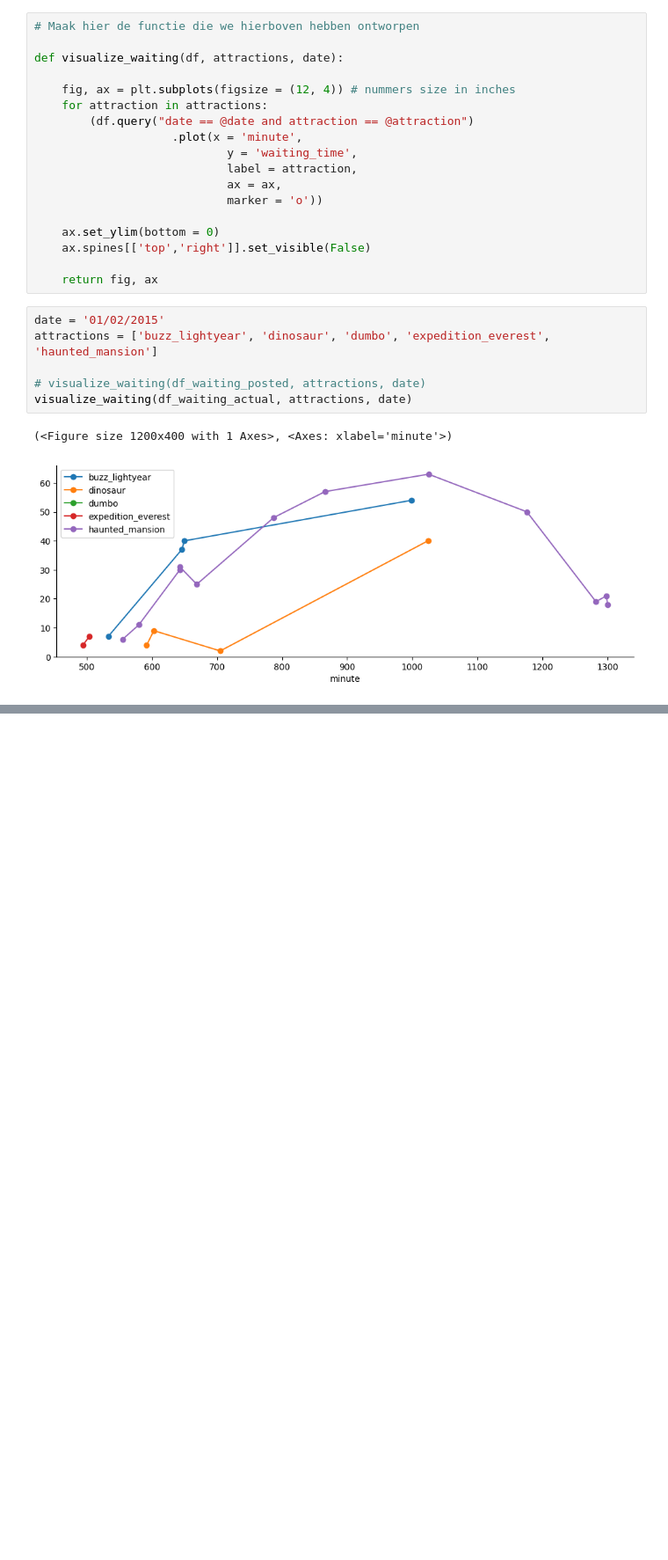
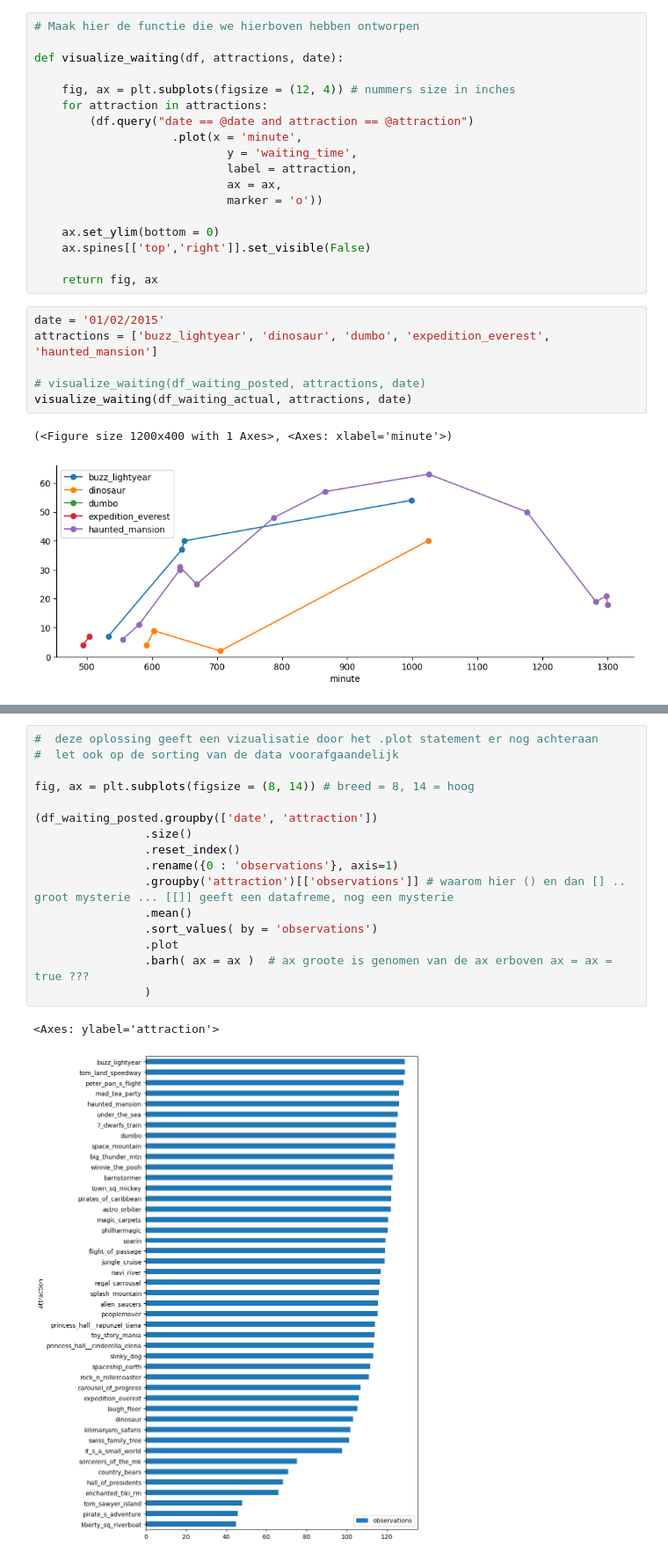
Before and after one commit to timsideanotmine/dummy-examen, a Jupyter notebook: notebooks/oefen-examen.ipynb, the cells around one changed output, grey strips where cells are left out. Shown: that part at 88% size. Saved outputs shown, nothing was run; the diff lists cells and outputs as text; blank space fills up the shorter version.

Commit message:
oefen examen tem stap 3 en dan ook stap 4 een eerste vizualisatie onderzoek, voorafgaandelijk de onderzoeksvragen 1 en 2

```diff
--- a/notebooks/oefen-examen.ipynb
+++ b/notebooks/oefen-examen.ipynb
@@ -369,0 +508,19 @@ visualize_waiting(df_waiting_actual, attractions, date)
+# %%
+#  deze oplossing geeft een vizualisatie door het .plot statement er nog achteraan
+#  let ook op de sorting van de data voorafgaandelijk
+
+fig, ax = plt.subplots(figsize = (8, 14)) # breed = 8, 14 = hoog
+
+(df_waiting_posted.groupby(['date', 'attraction'])
+                .size()
+                .reset_index()
+                .rename({0 : 'observations'}, axis=1)
+                .groupby('attraction')[['observations']] # waarom hier () en dan [] .. groot mysterie ... [[]] geeft een datafreme, nog een mysterie
+                .mean()
+                .sort_values( by = 'observations')
+                .plot
+                .barh( ax = ax )  # ax groote is genomen van de ax erboven ax = ax = true ???
+                )
+# %% [output]
+<Axes: ylabel='attraction'>
+[figure, added]
```
Also changed, not shown: parts of 29 cells of this notebook.
